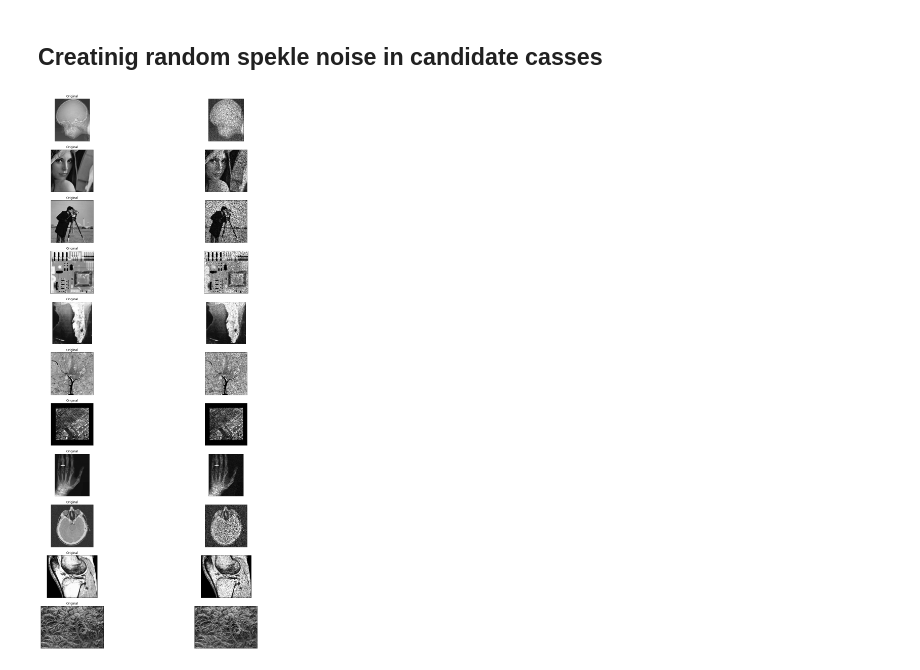
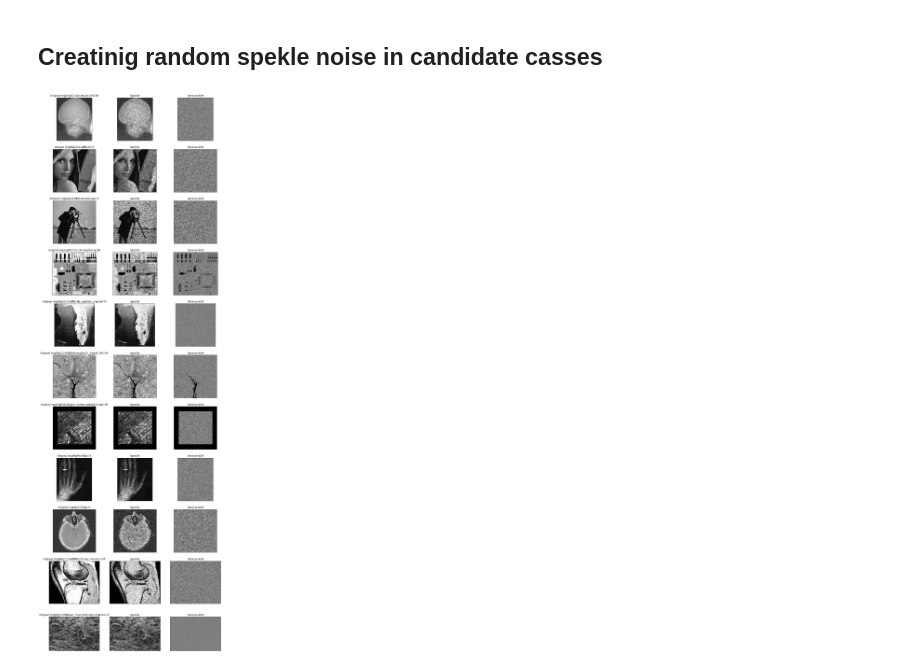
Before and after one commit to asahicantu/ELE510-Final-Project, a Jupyter notebook: Project.ipynb, the cells around one changed output. Cells and saved outputs as stored; diff of their text form; code cells hidden in the pictures.

Commit message:
Added NLM denoise

```diff
--- a/Project.ipynb
+++ b/Project.ipynb
@@ -84,26 +93,28 @@ img_cases = [
     ]
 # %% [markdown]
 ## Creatinig random spekle noise in candidate casses
+# %%
+def set_subplot_settings(img, ax, title):
+    ax.imshow(img, cmap='gray', vmin=0, vmax=255)
+    ax.set_title(title)
+    ax.set_xticks([])
+    ax.set_yticks([])
 # %%
 import imp
 import numpy as np
 import matplotlib.pyplot as plt
 import cv2
 import noise
 imp.reload(noise)
-fig, axs = plt.subplots(len(img_cases), 2 , figsize=(20,40), sharex=False, sharey=False)
-for i,img_case in enumerate(img_cases):
+fig, axs = plt.subplots(len(img_cases), 3 , figsize=(15,50), sharex=False, sharey=False)
+for i,img_case in tqdm.tqdm( enumerate(img_cases) ):
     img_case = os.path.join(img_dir, img_case)
     img = cv2.imread(img_case, cv2.IMREAD_GRAYSCALE)
     img_noise = noise.noisify(noise.NOISE_TYPE_SPECKLE, img)
-    axs[i, 0].imshow(img, cmap='gray', vmin=0, vmax=255)
-    axs[i, 1].imshow(img_noise, cmap='gray', vmin=0, vmax=255)
-    axs[i, 0].set_title(f'Original {img_case}')
-    axs[i, 1].set_title(f'Noisy' {img_case})
-    axs[i, 0].set_xticks([])
-    axs[i, 0].set_yticks([])
-    axs[i, 1].set_xticks([])
-    axs[i, 1].set_yticks([])
+    img_denoise = noise.denosify(noise.DENOISE_TYPE_NLM,img_noise)
+    set_subplot_settings(img, axs[i,0], f'Original {img_case}')
+    set_subplot_settings(img_noise, axs[i,1],f'Speckle')
+    set_subplot_settings(img_denoise, axs[i,2],f'Denoise NLM')
 plt.show()
 # %% [output]
-[figure, old version]
+[figure, new version]
```
Also changed, not shown: parts of 2 cells of this notebook, 1 other file.
